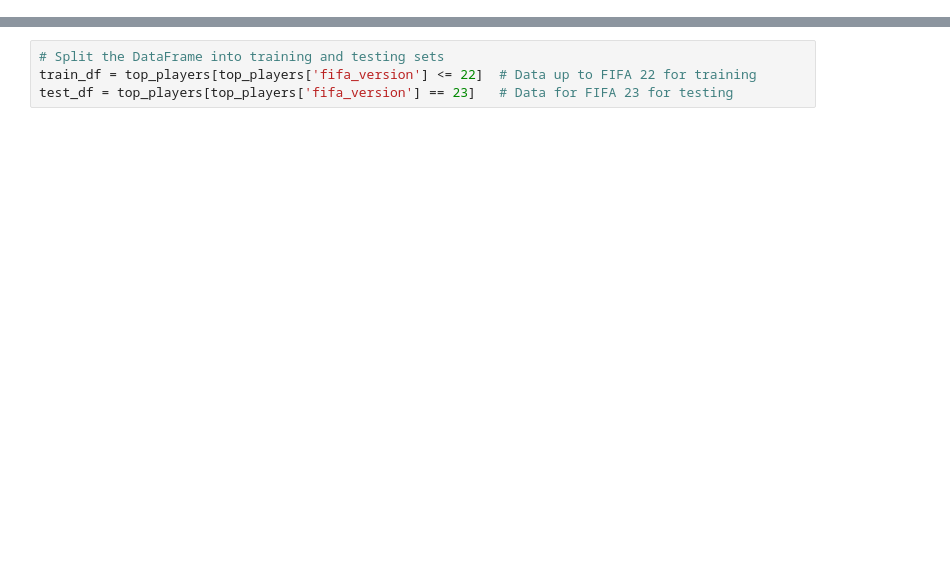
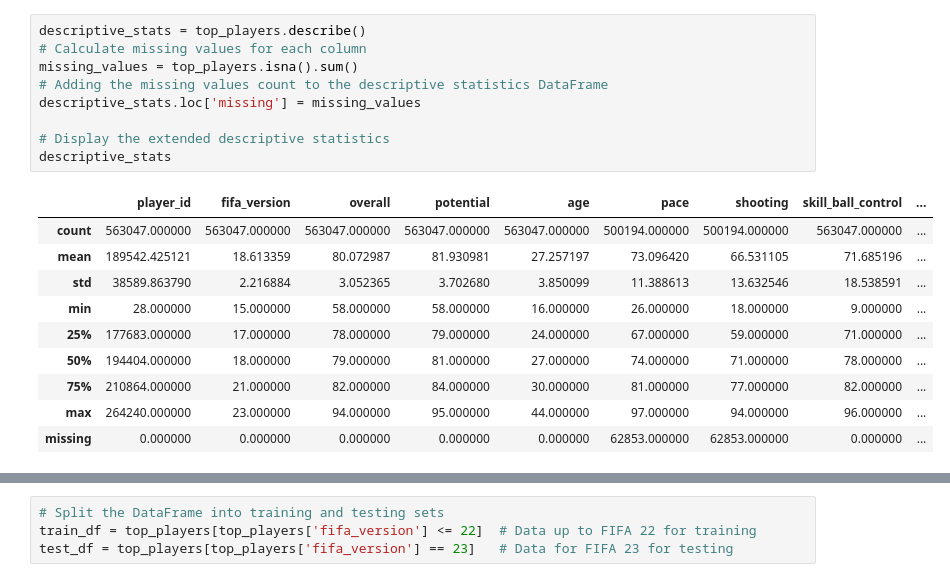
Before and after one commit to flaver12/scml, a Jupyter notebook: fifaplayer.ipynb, the cells around one changed output, grey strips where cells are left out. Cells and saved outputs as stored; diff of their text form; blank space fills up the shorter version.

```diff
--- a/fifaplayer.ipynb
+++ b/fifaplayer.ipynb
@@ -59,0 +161,20 @@ from sklearn.metrics import mean_squared_error
+# %%
+descriptive_stats = top_players.describe()
+# Calculate missing values for each column
+missing_values = top_players.isna().sum()
+# Adding the missing values count to the descriptive statistics DataFrame
+descriptive_stats.loc['missing'] = missing_values
+
+# Display the extended descriptive statistics
+descriptive_stats
+# %% [output]
+|  | player_id | fifa_version | overall | potential | age | pace | shooting | skill_ball_control | ... |
+| count | 563047.000000 | 563047.000000 | 563047.000000 | 563047.000000 | 563047.000000 | 500194.000000 | 500194.000000 | 563047.000000 | ... |
+| mean | 189542.425121 | 18.613359 | 80.072987 | 81.930981 | 27.257197 | 73.096420 | 66.531105 | 71.685196 | ... |
+| std | 38589.863790 | 2.216884 | 3.052365 | 3.702680 | 3.850099 | 11.388613 | 13.632546 | 18.538591 | ... |
+| min | 28.000000 | 15.000000 | 58.000000 | 58.000000 | 16.000000 | 26.000000 | 18.000000 | 9.000000 | ... |
+| 25% | 177683.000000 | 17.000000 | 78.000000 | 79.000000 | 24.000000 | 67.000000 | 59.000000 | 71.000000 | ... |
+| 50% | 194404.000000 | 18.000000 | 79.000000 | 81.000000 | 27.000000 | 74.000000 | 71.000000 | 78.000000 | ... |
+| 75% | 210864.000000 | 21.000000 | 82.000000 | 84.000000 | 30.000000 | 81.000000 | 77.000000 | 82.000000 | ... |
+| max | 264240.000000 | 23.000000 | 94.000000 | 95.000000 | 44.000000 | 97.000000 | 94.000000 | 96.000000 | ... |
+| missing | 0.000000 | 0.000000 | 0.000000 | 0.000000 | 0.000000 | 62853.000000 | 62853.000000 | 0.000000 | ... |
```
Also changed, not shown: parts of 23 cells of this notebook, 1 other file.
